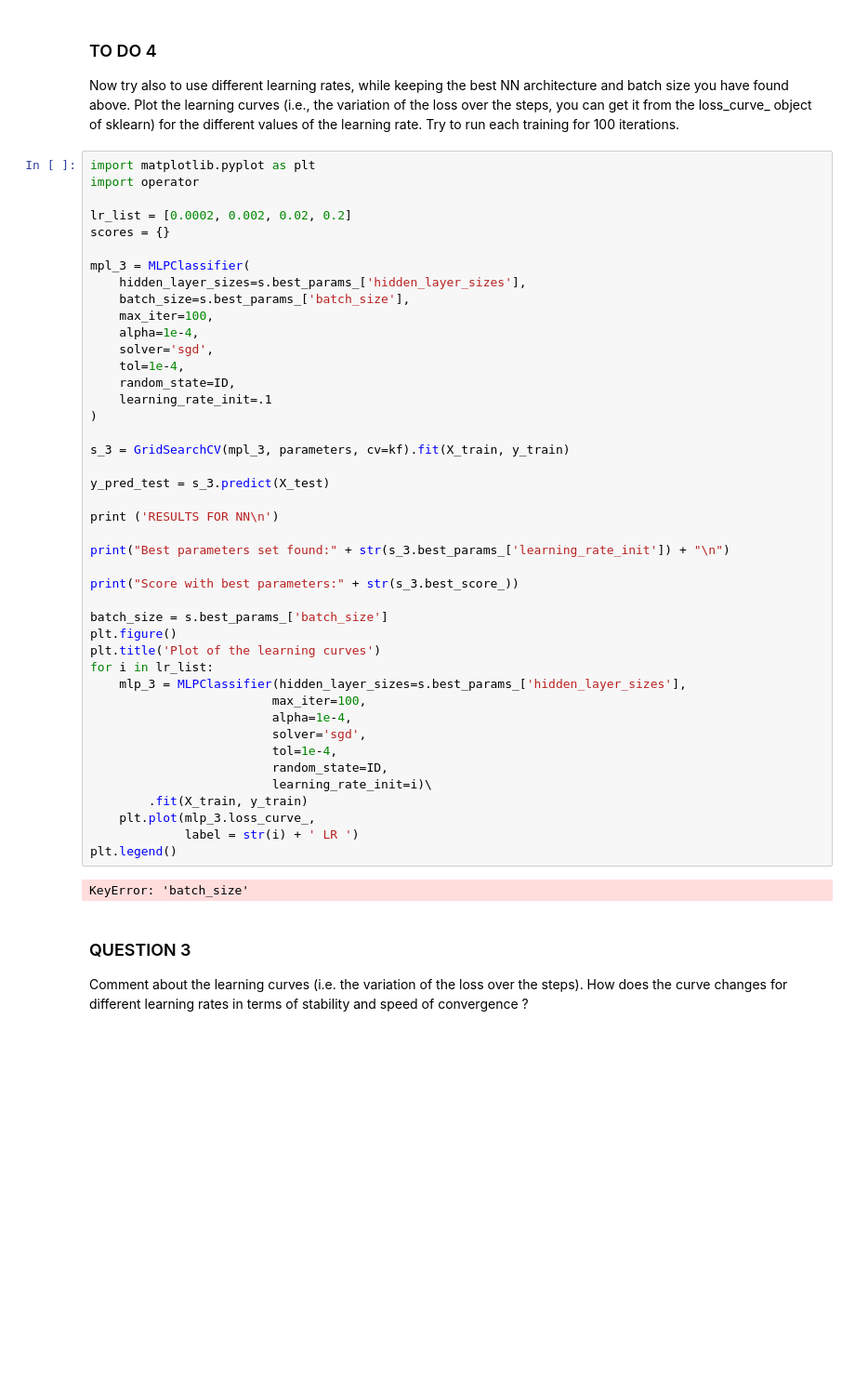
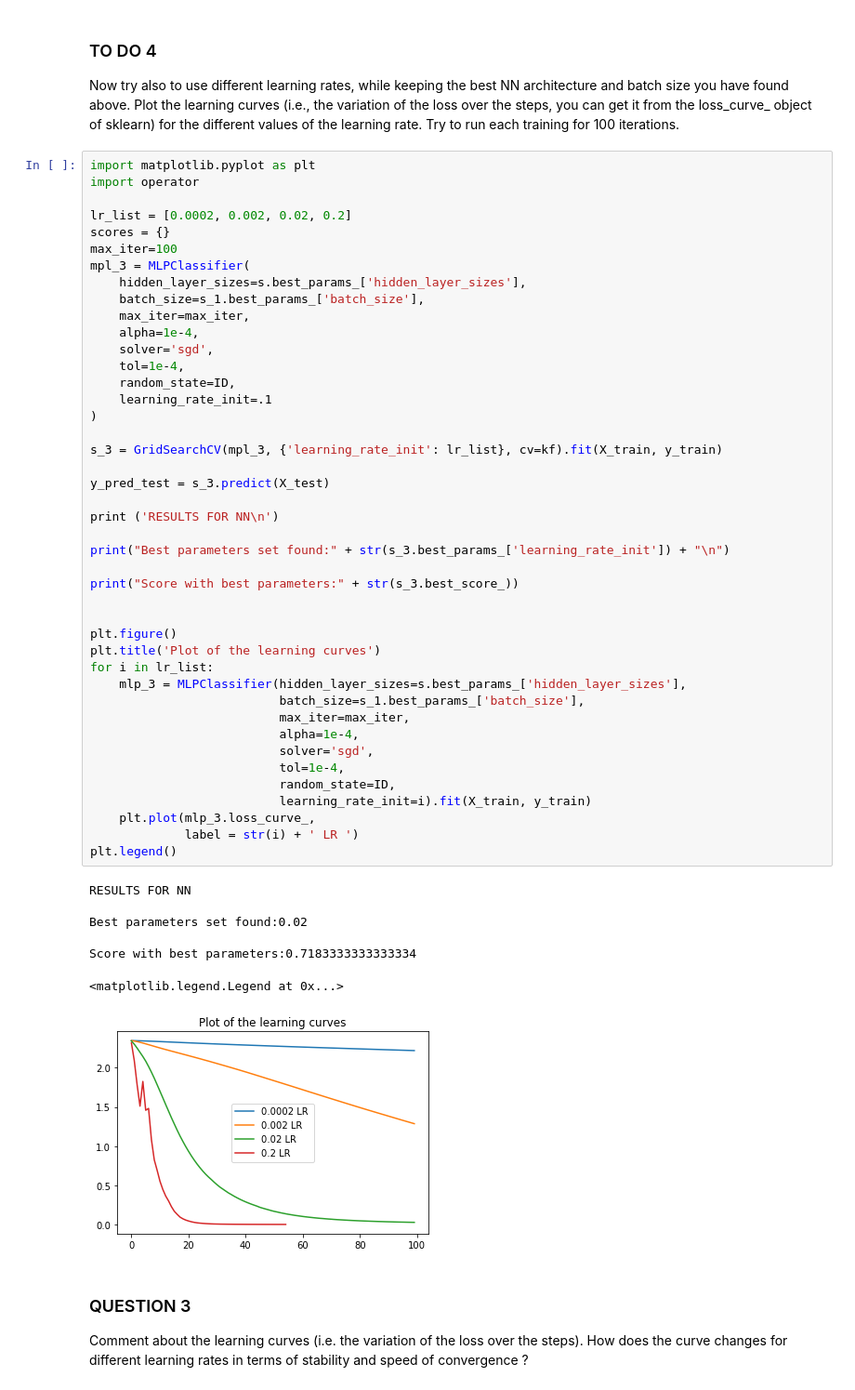
Before and after one commit to vittorioexp/machine-learning-exercises, a Jupyter notebook: homework3/esposito_vittorio_lab3.ipynb, the cells around one changed output. Shown at 93% size. Saved outputs shown, nothing was run; the diff lists cells and outputs as text; blank space fills up the shorter version.

```diff
--- a/homework3/esposito_vittorio_lab3.ipynb
+++ b/homework3/esposito_vittorio_lab3.ipynb
@@ -301,46 +301,52 @@ import matplotlib.pyplot as plt
 import operator
 
 lr_list = [0.0002, 0.002, 0.02, 0.2]
 scores = {}
-
+max_iter=100
 mpl_3 = MLPClassifier(
     hidden_layer_sizes=s.best_params_['hidden_layer_sizes'],
-    batch_size=s.best_params_['batch_size'],
-    max_iter=100,
+    batch_size=s_1.best_params_['batch_size'],
+    max_iter=max_iter,
     alpha=1e-4,
     solver='sgd',
     tol=1e-4,
     random_state=ID,
     learning_rate_init=.1
 )
 
-s_3 = GridSearchCV(mpl_3, parameters, cv=kf).fit(X_train, y_train)
+s_3 = GridSearchCV(mpl_3, {'learning_rate_init': lr_list}, cv=kf).fit(X_train, y_train)
 
 y_pred_test = s_3.predict(X_test)
 
 print ('RESULTS FOR NN\n')
 
 print("Best parameters set found:" + str(s_3.best_params_['learning_rate_init']) + "\n")
 
 print("Score with best parameters:" + str(s_3.best_score_))
 
-batch_size = s.best_params_['batch_size']
+
 plt.figure()
 plt.title('Plot of the learning curves')
 for i in lr_list:
     mlp_3 = MLPClassifier(hidden_layer_sizes=s.best_params_['hidden_layer_sizes'],
-                         max_iter=100,
-                         alpha=1e-4,
-                         solver='sgd',
-                         tol=1e-4,
-                         random_state=ID,
-                         learning_rate_init=i)\
-        .fit(X_train, y_train)
+                          batch_size=s_1.best_params_['batch_size'],
+                          max_iter=max_iter,
+                          alpha=1e-4,
+                          solver='sgd',
+                          tol=1e-4,
+                          random_state=ID,
+                          learning_rate_init=i).fit(X_train, y_train)
     plt.plot(mlp_3.loss_curve_,
              label = str(i) + ' LR ')
 plt.legend()
 # %% [output]
-KeyError: 'batch_size'
+RESULTS FOR NN
+
+Best parameters set found:0.02
+
+Score with best parameters:0.7183333333333334
+<matplotlib.legend.Legend at 0x...>
+[figure, added]
 # %% [markdown]
 ### QUESTION 3
 
```
Also changed, not shown: parts of 13 cells of this notebook.
